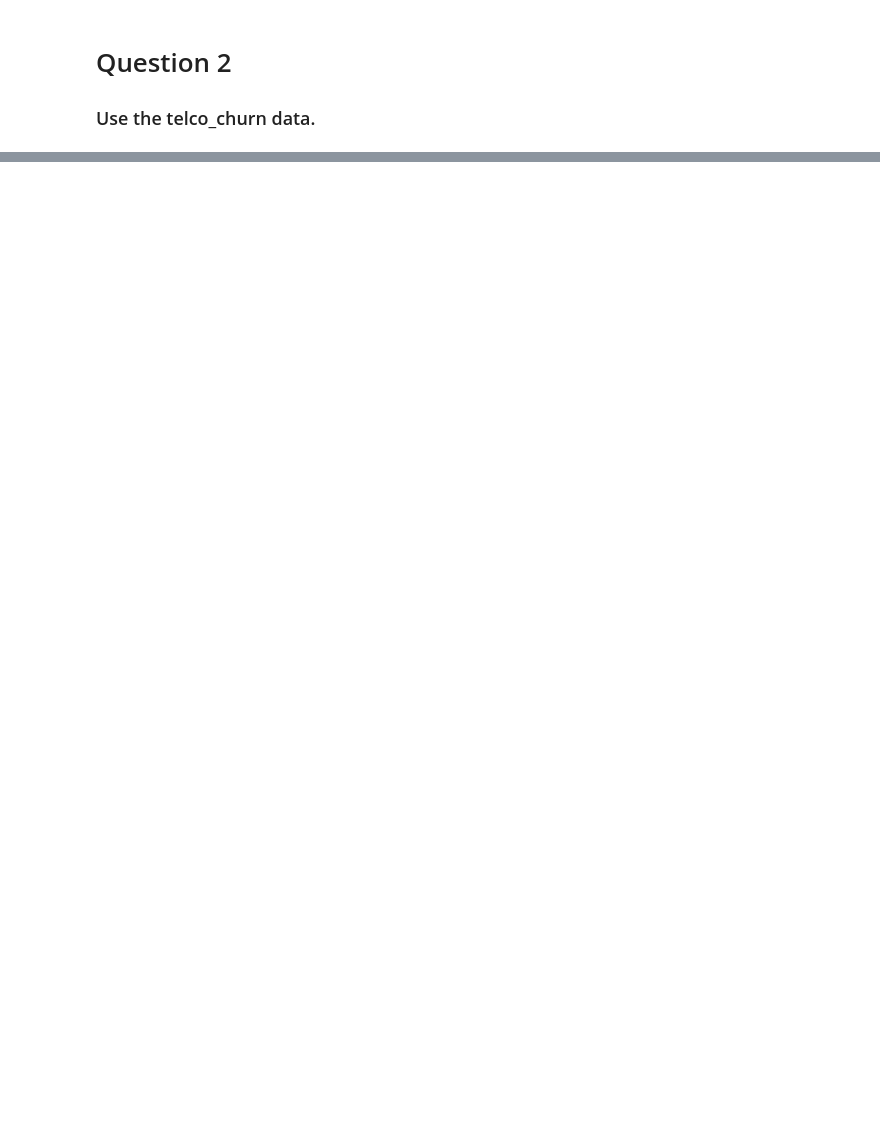
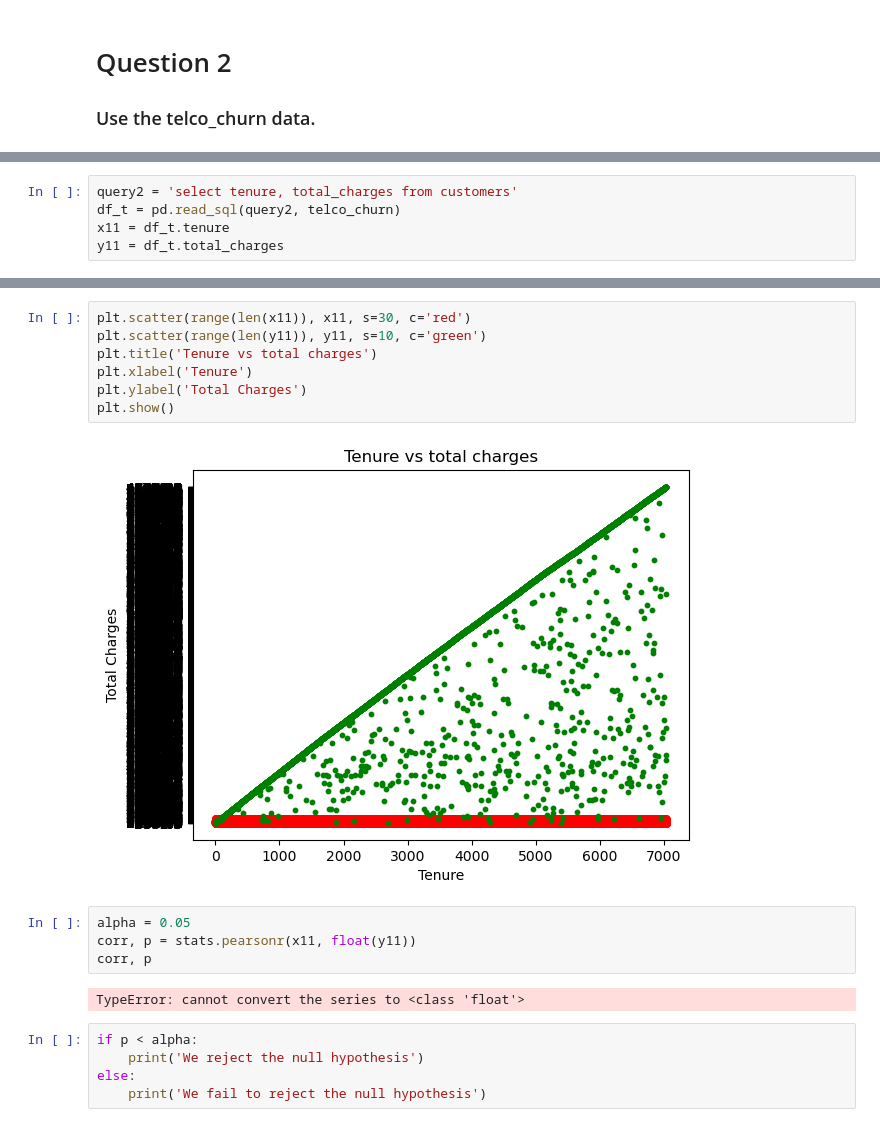
Before and after one commit to Ramiro-Lopez/stats-lessons, a Jupyter notebook: hypothesis_testing.ipynb, the cells around one changed output, grey strips where cells are left out. Drawn from its saved outputs; the diff is of its cells as text; blank space fills up the shorter version.

```diff
--- a/hypothesis_testing.ipynb
+++ b/hypothesis_testing.ipynb
@@ -137,0 +201,5 @@ ValueError: 'telco' is not one of the example datasets.
+# %%
+query2 = 'select tenure, total_charges from customers'
+df_t = pd.read_sql(query2, telco_churn)
+x11 = df_t.tenure
+y11 = df_t.total_charges
@@ -137,0 +258,20 @@ ValueError: 'telco' is not one of the example datasets.
+# %%
+plt.scatter(range(len(x11)), x11, s=30, c='red')
+plt.scatter(range(len(y11)), y11, s=10, c='green')
+plt.title('Tenure vs total charges')
+plt.xlabel('Tenure')
+plt.ylabel('Total Charges')
+plt.show()
+# %% [output]
+[figure, added]
+# %%
+alpha = 0.05
+corr, p = stats.pearsonr(x11, float(y11))
+corr, p
+# %% [output]
+TypeError: cannot convert the series to <class 'float'>
+# %%
+if p < alpha:
+    print('We reject the null hypothesis')
+else:
+    print('We fail to reject the null hypothesis')
```
Also changed, not shown: parts of 50 cells of this notebook.
